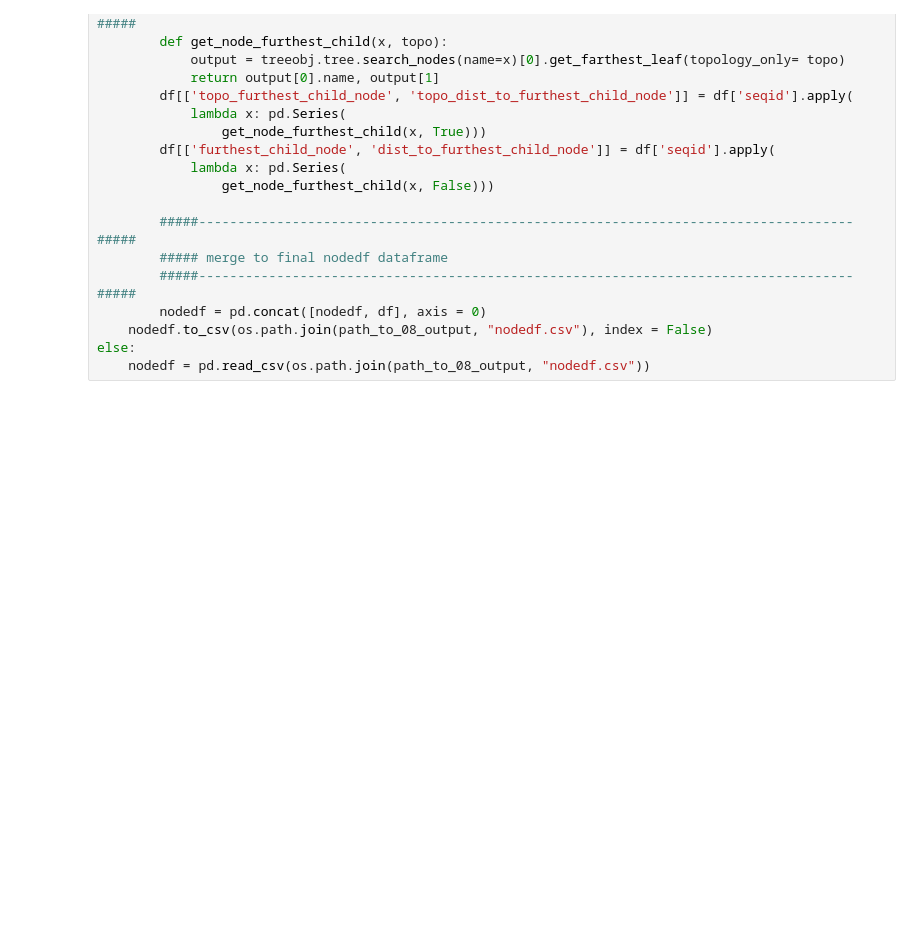
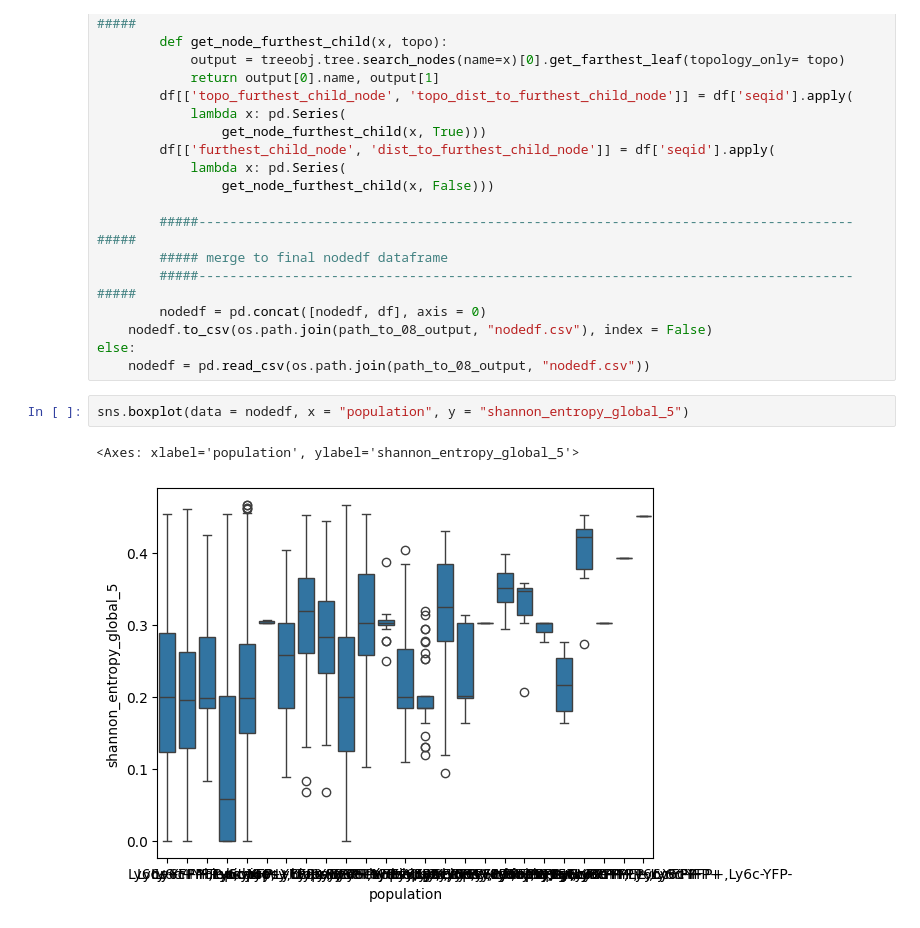
Before and after one commit to hieunguyen4193/sc_bulk_BCR_data_analysis, a Jupyter notebook: Tree08_where_are_biopsy_nodes_on_the_tree.ipynb, the cells around one changed output. Saved outputs shown, nothing was run; the diff lists cells and outputs as text; blank space fills up the shorter version.

```diff
--- a/Tree08_where_are_biopsy_nodes_on_the_tree.ipynb
+++ b/Tree08_where_are_biopsy_nodes_on_the_tree.ipynb
@@ -309,3 +309,8 @@ if os.path.isfile(os.path.join(path_to_08_output, "nodedf.csv")) == False:
     nodedf.to_csv(os.path.join(path_to_08_output, "nodedf.csv"), index = False)
 else:
     nodedf = pd.read_csv(os.path.join(path_to_08_output, "nodedf.csv"))
+# %%
+sns.boxplot(data = nodedf, x = "population", y = "shannon_entropy_global_5")
+# %% [output]
+<Axes: xlabel='population', ylabel='shannon_entropy_global_5'>
+[figure, added]
```
Also changed, not shown: 3 other files.
